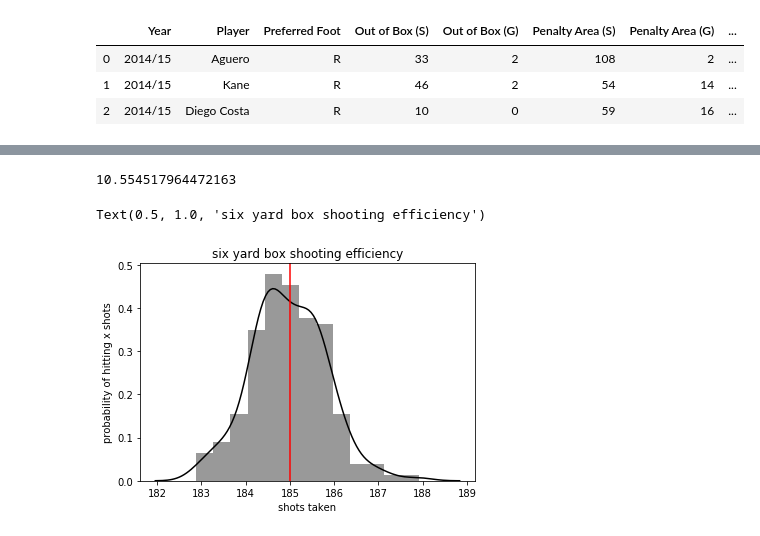
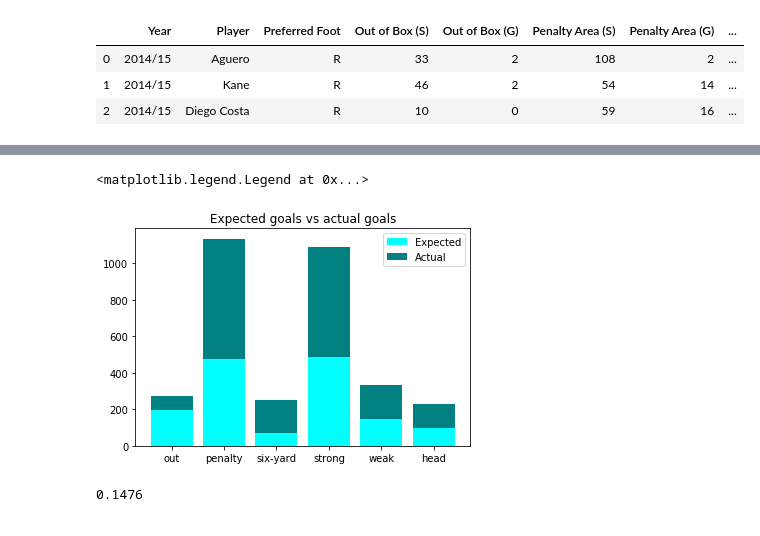
Before and after one commit to gideonk063/module_3_project, a Jupyter notebook: Shot_locations.ipynb, the cells around one changed output, grey strips where cells are left out. Saved outputs shown, nothing was run; the diff lists cells and outputs as text; code cells hidden in the pictures.

```diff
--- a/Shot_locations.ipynb
+++ b/Shot_locations.ipynb
@@ -63,2 +92,13 @@ def get_sample_means(n,p,sample_size,iterations):
+# %%
+p1 = plt.bar(['out','penalty','six-yard','strong','weak','head'], [196,473,68,488,149,97],color='aqua')
+p2 = plt.bar(['out','penalty','six-yard','strong','weak','head'], [75,662,185,601,183,132],bottom=[196,473,68,488,149,97],color='teal')
+plt.title('Expected goals vs actual goals')
+plt.legend((p1[0], p2[0]), ('Expected', 'Actual'))
+# %% [output]
+<matplotlib.legend.Legend at 0x...>
+[figure, added]
 # %%
 shot_dict={'out':75/1329,'penalty':662/3206,'six':185/465,'strong':601/3310,'weak':183/1011,'head':132/659,'all':902/5000}
+0.1476
+# %% [output]
+0.1476
@@ -72,15 +104,0 @@ pop_mean =0.3179
-# %%
-six_yard_var = (465)*(185/465)*(1-185/465)
-six_yard_std = six_yard_var**.5
-six_yard_std
-# %% [output]
-10.554517964472163
-# %%
-sns.distplot(get_sample_means(465,(185/465),150,200),color='k')
-plt.axvline(x=185,color='red')
-plt.xlabel('shots taken')
-plt.ylabel('probability of hitting x shots')
-plt.title('six yard box shooting efficiency')
-# %% [output]
-Text(0.5, 1.0, 'six yard box shooting efficiency')
-[figure, removed]
```
Also changed, not shown: parts of 14 cells of this notebook, 1 other file.
